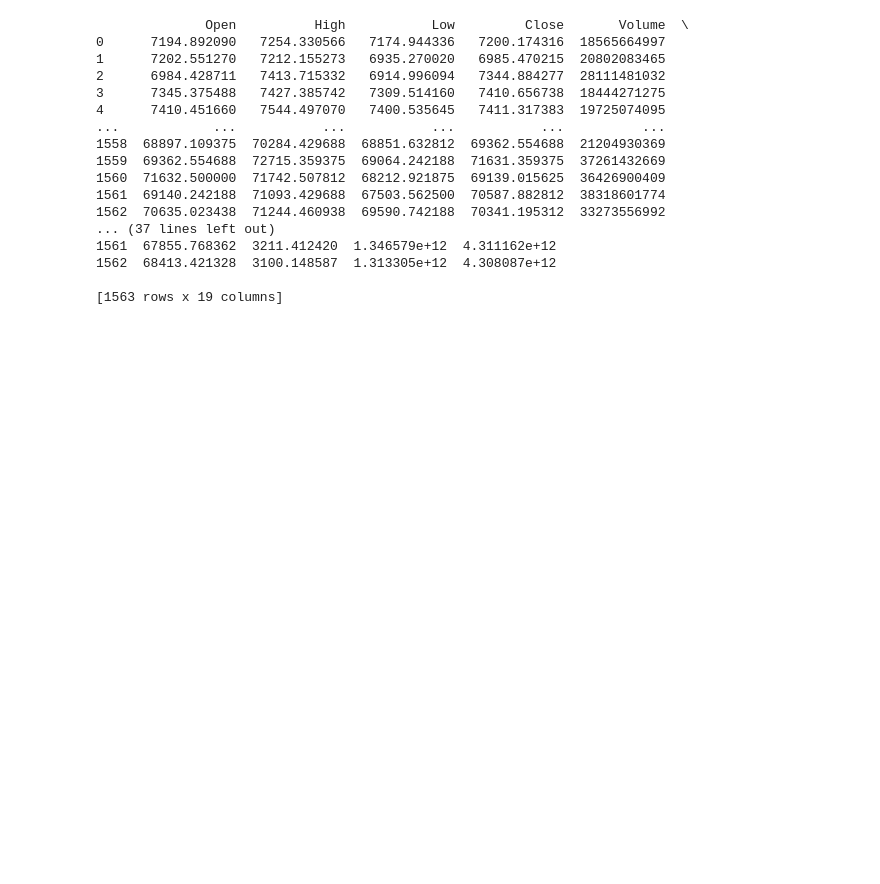
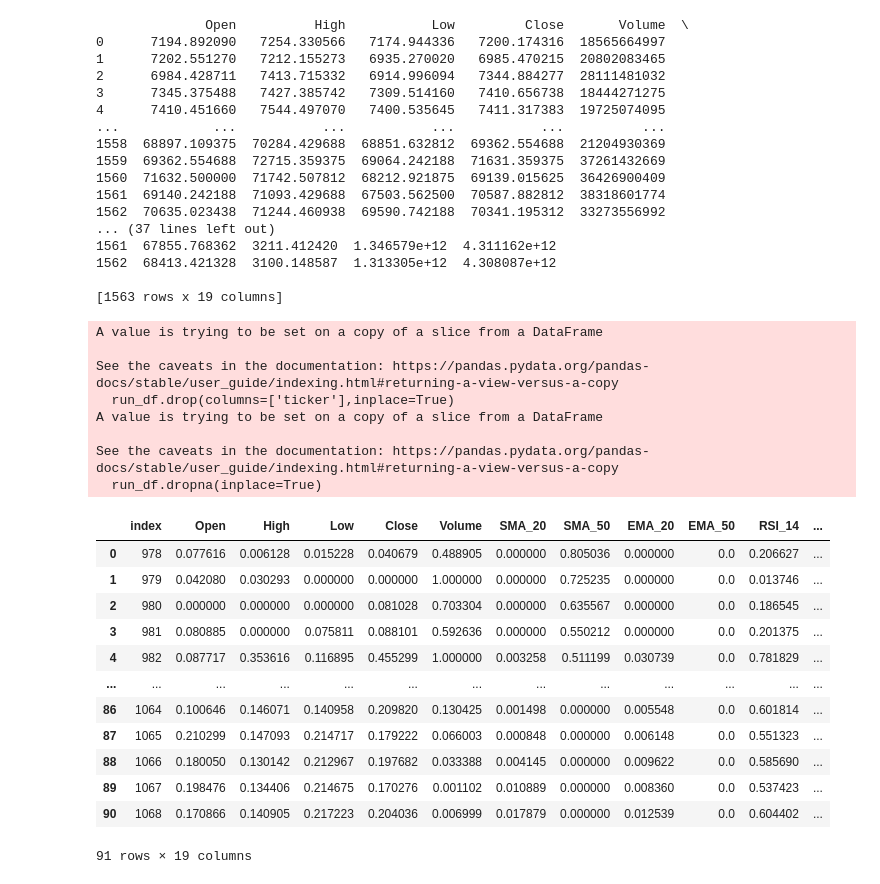
Before and after one commit to mason-lee19/stockTrader_NEAT, a Jupyter notebook: Notebooks/workplace.ipynb, the cells around one changed output. Drawn from its saved outputs; the diff is of its cells as text; code cells hidden in the pictures; blank space fills up the shorter version.

```diff
--- a/Notebooks/workplace.ipynb
+++ b/Notebooks/workplace.ipynb
@@ -31,0 +41,33 @@ print(df)
+# %%
+start_index = 900
+run_df = df[start_index:start_index+120]
+run_df.drop(columns=['ticker'],inplace=True)
+run_df.dropna(inplace=True)
+column_names = run_df.columns.tolist()
+
+normalized_df = run_df.apply(normalize_data)
+normalized_df.dropna(inplace=True)
+normalized_df.reset_index(inplace=True)
+normalized_df
+# %% [output]
+A value is trying to be set on a copy of a slice from a DataFrame
+
+See the caveats in the documentation: https://pandas.pydata.org/pandas-docs/stable/user_guide/indexing.html#returning-a-view-versus-a-copy
+  run_df.drop(columns=['ticker'],inplace=True)
+A value is trying to be set on a copy of a slice from a DataFrame
+
+See the caveats in the documentation: https://pandas.pydata.org/pandas-docs/stable/user_guide/indexing.html#returning-a-view-versus-a-copy
+  run_df.dropna(inplace=True)
+|  | index | Open | High | Low | Close | Volume | SMA_20 | SMA_50 | EMA_20 | EMA_50 | RSI_14 | ... |
+| 0 | 978 | 0.077616 | 0.006128 | 0.015228 | 0.040679 | 0.488905 | 0.000000 | 0.805036 | 0.000000 | 0.0 | 0.206627 | ... |
+| 1 | 979 | 0.042080 | 0.030293 | 0.000000 | 0.000000 | 1.000000 | 0.000000 | 0.725235 | 0.000000 | 0.0 | 0.013746 | ... |
+| 2 | 980 | 0.000000 | 0.000000 | 0.000000 | 0.081028 | 0.703304 | 0.000000 | 0.635567 | 0.000000 | 0.0 | 0.186545 | ... |
+| 3 | 981 | 0.080885 | 0.000000 | 0.075811 | 0.088101 | 0.592636 | 0.000000 | 0.550212 | 0.000000 | 0.0 | 0.201375 | ... |
+| 4 | 982 | 0.087717 | 0.353616 | 0.116895 | 0.455299 | 1.000000 | 0.003258 | 0.511199 | 0.030739 | 0.0 | 0.781829 | ... |
+| ... | ... | ... | ... | ... | ... | ... | ... | ... | ... | ... | ... | ... |
+| 86 | 1064 | 0.100646 | 0.146071 | 0.140958 | 0.209820 | 0.130425 | 0.001498 | 0.000000 | 0.005548 | 0.0 | 0.601814 | ... |
+| 87 | 1065 | 0.210299 | 0.147093 | 0.214717 | 0.179222 | 0.066003 | 0.000848 | 0.000000 | 0.006148 | 0.0 | 0.551323 | ... |
+| 88 | 1066 | 0.180050 | 0.130142 | 0.212967 | 0.197682 | 0.033388 | 0.004145 | 0.000000 | 0.009622 | 0.0 | 0.585690 | ... |
+| 89 | 1067 | 0.198476 | 0.134406 | 0.214675 | 0.170276 | 0.001102 | 0.010889 | 0.000000 | 0.008360 | 0.0 | 0.537423 | ... |
+| 90 | 1068 | 0.170866 | 0.140905 | 0.217223 | 0.204036 | 0.006999 | 0.017879 | 0.000000 | 0.012539 | 0.0 | 0.604402 | ... |
+91 rows × 19 columns
```
Also changed, not shown: parts of 7 cells of this notebook, 8 other files.
